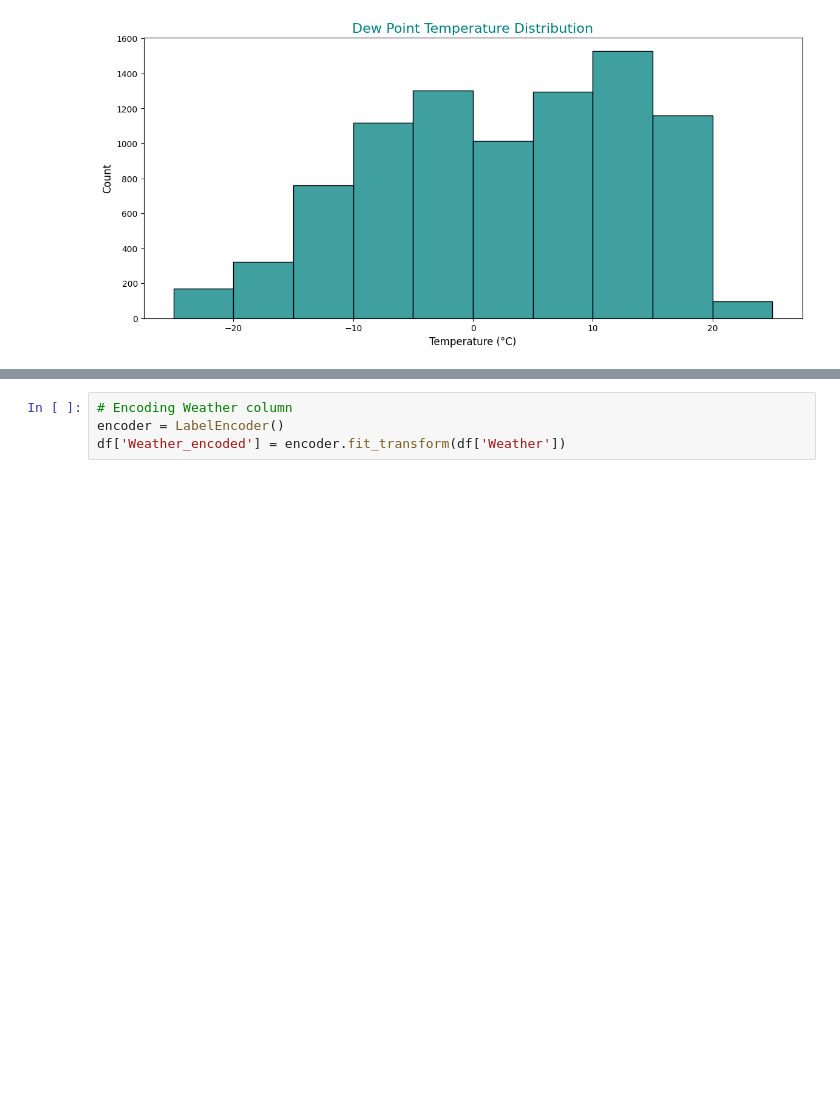
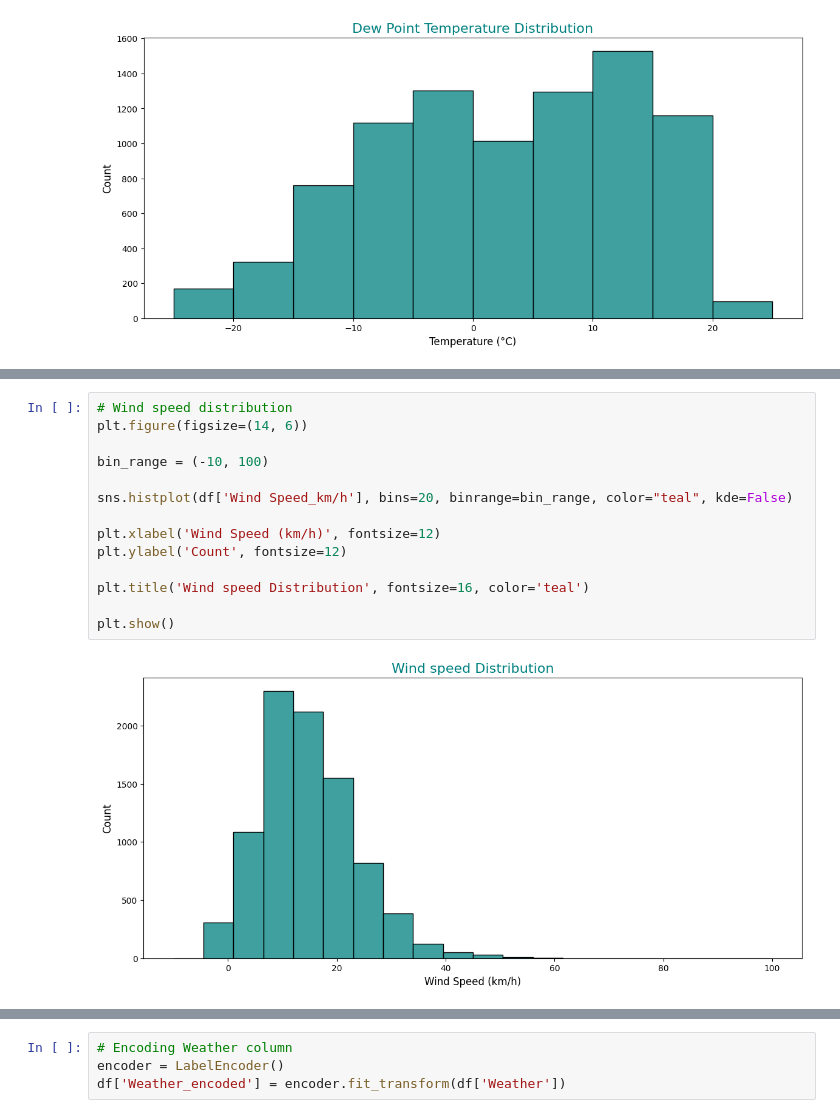
Before and after one commit to Moraa-Ke/Weather-Insights-, a Jupyter notebook: Weather_Insights.ipynb, the cells around one changed output, grey strips where cells are left out. Drawn from its saved outputs; the diff is of its cells as text; blank space fills up the shorter version.

```diff
--- a/Weather_Insights.ipynb
+++ b/Weather_Insights.ipynb
@@ -416,0 +455,16 @@ plt.show()
+# %%
+# Wind speed distribution
+plt.figure(figsize=(14, 6))
+
+bin_range = (-10, 100)
+
+sns.histplot(df['Wind Speed_km/h'], bins=20, binrange=bin_range, color="teal", kde=False)
+
+plt.xlabel('Wind Speed (km/h)', fontsize=12)
+plt.ylabel('Count', fontsize=12)
+
+plt.title('Wind speed Distribution', fontsize=16, color='teal')
+
+plt.show()
+# %% [output]
+[figure, added]
```
Also changed, not shown: parts of 4 cells of this notebook.
